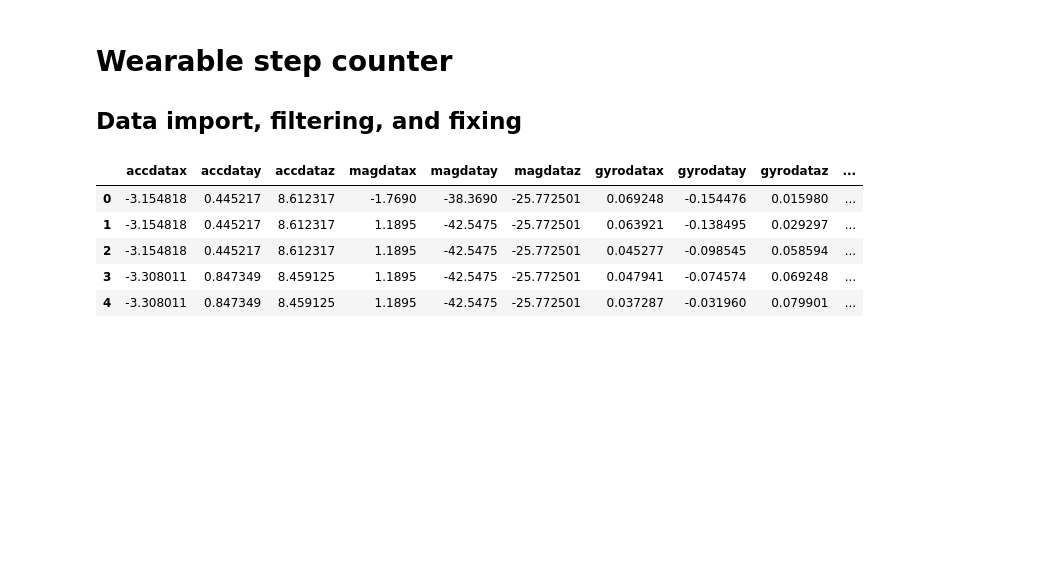
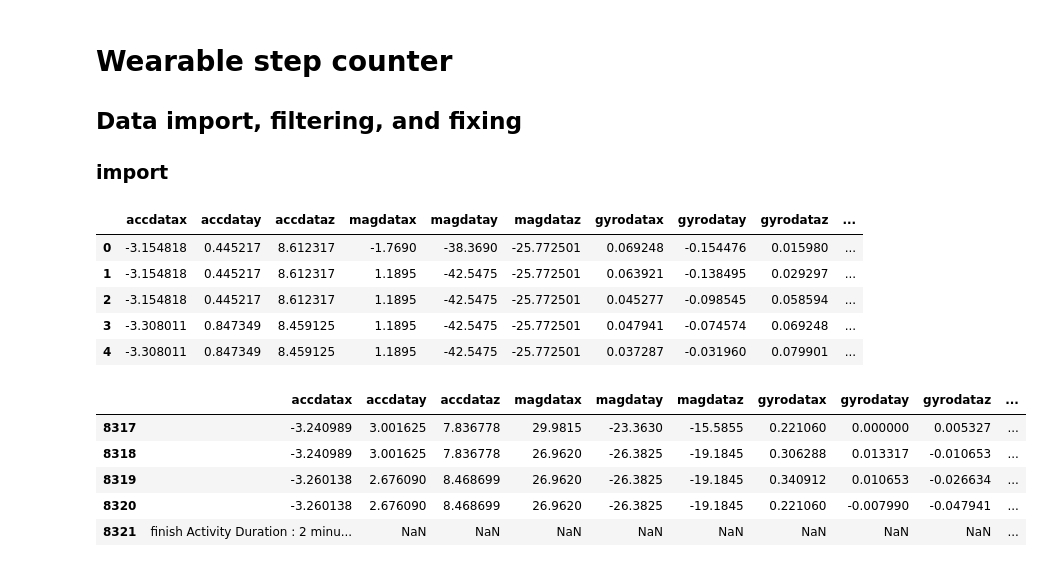
Before and after one commit to rickgladwin/applied_ai_challenges, a Jupyter notebook: week_1_wearable_step_counter.ipynb, the cells around one changed output. Cells and saved outputs as stored; diff of their text form; code cells hidden in the pictures; blank space fills up the shorter version.

```diff
--- a/week_1_wearable_step_counter.ipynb
+++ b/week_1_wearable_step_counter.ipynb
@@ -2,18 +2,31 @@
 # Wearable step counter
 
 ## Data import, filtering, and fixing
+
+### import
 # %%
 import pandas as pd
 import openpyxl
 
 # get the step counter data from the data file
 data_file: str = './resources/femaleWalk.xlsx'
 walk_df = pd.read_excel(data_file)
-walk_df.head()
+display(walk_df.head())
+display(walk_df.tail())
+
+# final row in data file says "finish Activity Duration : 2 minutes12seconds"
+# 132s, 50Hz --> 6600 data points. But there are 8320 records in the dataset, so the actual data
+# says 8321 data points (zero indexed minus summary line), 132s --> 63.03787879Hz --> 63.0Hz
 # %% [output]
 |  | accdatax | accdatay | accdataz | magdatax | magdatay | magdataz | gyrodatax | gyrodatay | gyrodataz | ... |
 | 0 | -3.154818 | 0.445217 | 8.612317 | -1.7690 | -38.3690 | -25.772501 | 0.069248 | -0.154476 | 0.015980 | ... |
 | 1 | -3.154818 | 0.445217 | 8.612317 | 1.1895 | -42.5475 | -25.772501 | 0.063921 | -0.138495 | 0.029297 | ... |
 | 2 | -3.154818 | 0.445217 | 8.612317 | 1.1895 | -42.5475 | -25.772501 | 0.045277 | -0.098545 | 0.058594 | ... |
 | 3 | -3.308011 | 0.847349 | 8.459125 | 1.1895 | -42.5475 | -25.772501 | 0.047941 | -0.074574 | 0.069248 | ... |
 | 4 | -3.308011 | 0.847349 | 8.459125 | 1.1895 | -42.5475 | -25.772501 | 0.037287 | -0.031960 | 0.079901 | ... |
+|  | accdatax | accdatay | accdataz | magdatax | magdatay | magdataz | gyrodatax | gyrodatay | gyrodataz | ... |
+| 8317 | -3.240989 | 3.001625 | 7.836778 | 29.9815 | -23.3630 | -15.5855 | 0.221060 | 0.000000 | 0.005327 | ... |
+| 8318 | -3.240989 | 3.001625 | 7.836778 | 26.9620 | -26.3825 | -19.1845 | 0.306288 | 0.013317 | -0.010653 | ... |
+| 8319 | -3.260138 | 2.676090 | 8.468699 | 26.9620 | -26.3825 | -19.1845 | 0.340912 | 0.010653 | -0.026634 | ... |
+| 8320 | -3.260138 | 2.676090 | 8.468699 | 26.9620 | -26.3825 | -19.1845 | 0.221060 | -0.007990 | -0.047941 | ... |
+| 8321 | finish Activity Duration : 2 minu... | NaN | NaN | NaN | NaN | NaN | NaN | NaN | NaN | ... |
```
Also changed, not shown: parts of 8 cells of this notebook, 2 other files.
